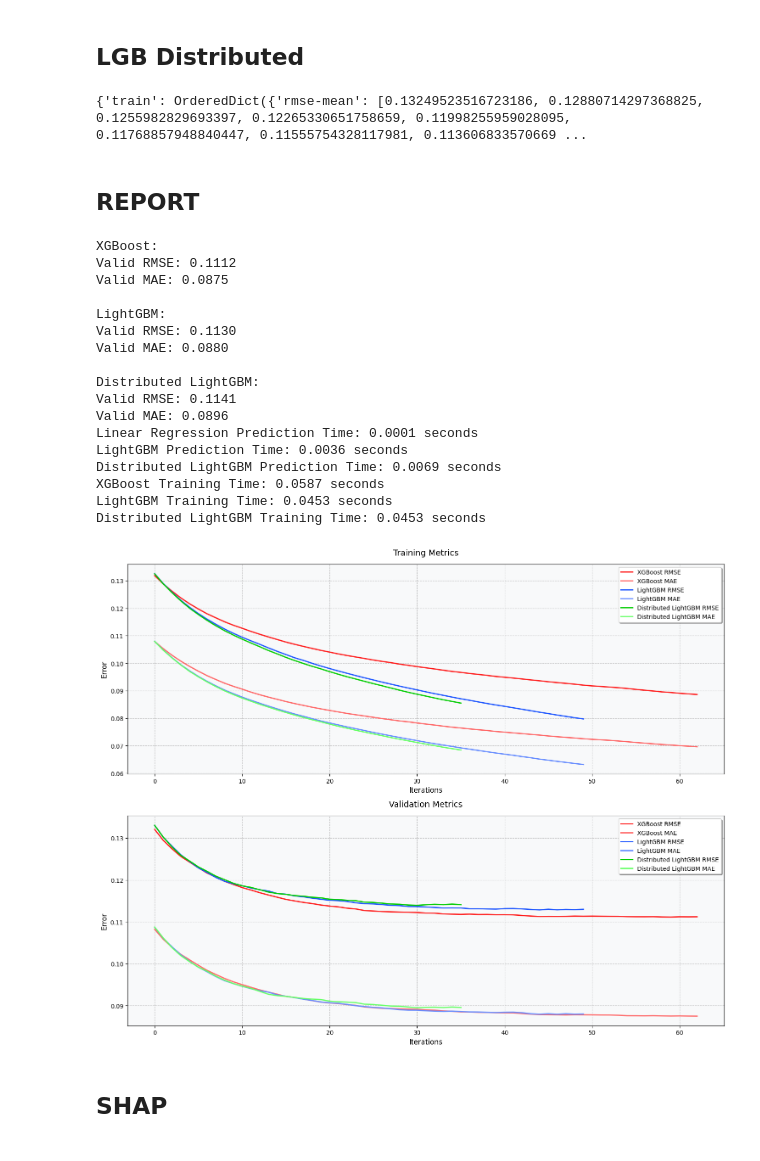
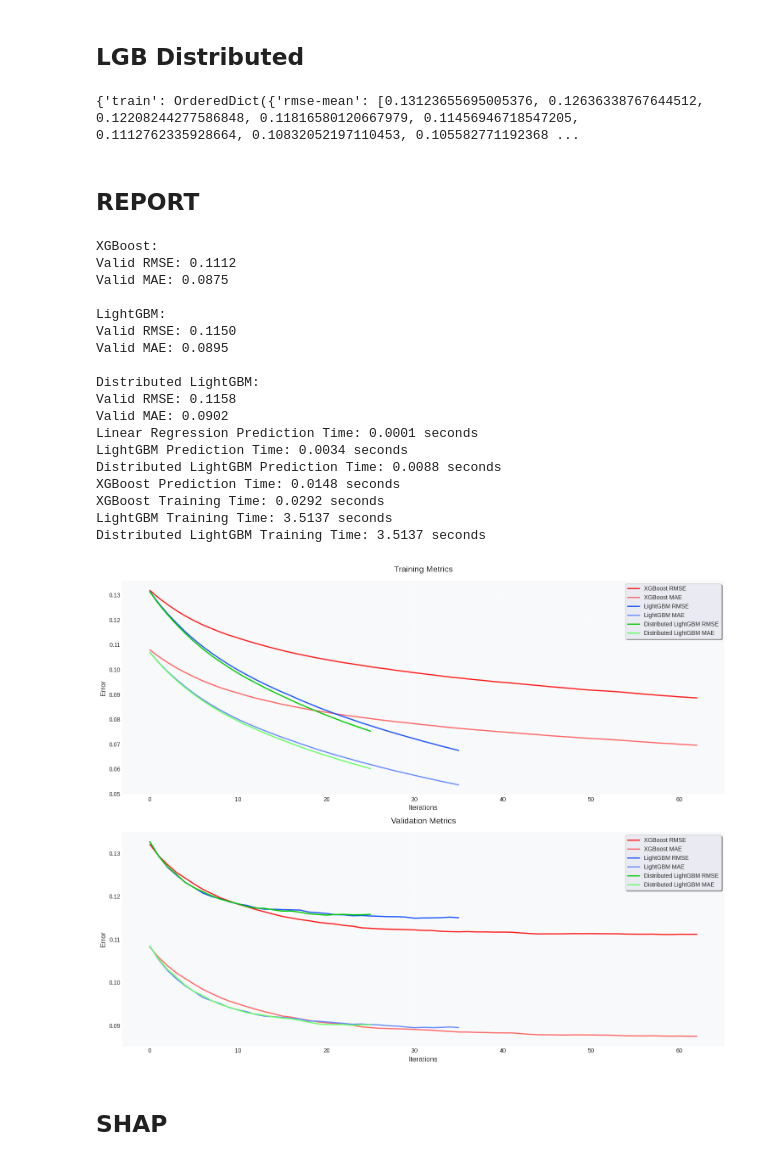
Before and after one commit to CommonDrum/Applied-AI, a Jupyter notebook: code.ipynb, the cells around one changed output. Drawn from its saved outputs; the diff is of its cells as text; code cells hidden in the pictures.

```diff
--- a/code.ipynb
+++ b/code.ipynb
@@ -140,7 +145,7 @@ gbm_mae_train = results['train-mae-mean']
 # %%
 params = {
     'objective': 'regression',
-    'num_leaves': 10,              # Smaller for small dataset
+    'num_leaves': 20,              # Smaller for small dataset
     'learning_rate': 0.1,          # Slightly higher
     'min_data_in_leaf': 5,         # Smaller for small dataset
     'bagging_freq': 5,
@@ -150,6 +155,7 @@ params = {
 }
 
 train_data = lgb.Dataset(X_train, label=y_train)
+valid_data = lgb.Dataset(X_test, label=y_test)
 
 #https://lightgbm.readthedocs.io/en/latest/pythonapi/lightgbm.early_stopping.htmlxw
 #https://stackoverflow.com/questions/49774825/how-to-use-lightgbm-cv-for-regression
@@ -176,7 +182,7 @@ model_lgb = lgb.train(
     params,
     train_data,
     num_boost_round=100,
-    valid_sets=[train_data],
+    valid_sets=[train_data, valid_data],
     callbacks=[early_stopping_callback],
 )
 stop_time_lgb = time.time()
@@ -196,9 +202,9 @@ lgb_valid_mae = evals_result['valid']['l1-mean']
 params = {
         'objective': 'regression',
         'metric': ['rmse', 'mae'],
-        'num_leaves': 10,
+        'num_leaves': 20,
         'learning_rate': 0.1,
-        'min_data_in_leaf': 3,
+        'min_data_in_leaf': 5,
         'bagging_freq': 5,
         'verbose': -1,
         # Distributed settings
@@ -250,7 +256,7 @@ lgb_train_mae_disributed = evals_result['train']['l1-mean']
 lgb_valid_rmse_disributed = evals_result['valid']['rmse-mean']
 lgb_valid_mae_disributed = evals_result['valid']['l1-mean']
 # %% [output]
-{'train': OrderedDict({'rmse-mean': [0.13249523516723186, 0.12880714297368825, 0.1255982829693397, 0.12265330651758659, 0.11998255959028095, 0.11768857948840447, 0.11555754328117981, 0.113606833570669 ...
+{'train': OrderedDict({'rmse-mean': [0.13123655695005376, 0.12636338767644512, 0.12208244277586848, 0.11816580120667979, 0.11456946718547205, 0.1112762335928664, 0.10832052197110453, 0.105582771192368 ...
 # %% [markdown]
 ## REPORT
 # %%
@@ -355,42 +361,53 @@ stop_time = time.time()
 linear_pred_time = stop_time - start_time
 
 
 start_time = time.time()
 lgb_predictions = model_lgb.predict(X_test)
 stop_time = time.time()
 lgb_pred_time = stop_time - start_time
 
 start_time = time.time()
 lgb_predictions_distributed = model_lgb_distributed.predict(X_test)
 stop_time = time.time()
 lgb_pred_time_distributed = stop_time - start_time
 
+
+dtest = xgb.DMatrix(df.drop(columns=['Y']))
+
+
+start_time = time.time()
+xgb_predictions = model_xgb.predict(dtest)
+stop_time = time.time()
+
+
 print(f"Linear Regression Prediction Time: {linear_pred_time:.4f} seconds")
 print(f"LightGBM Prediction Time: {lgb_pred_time:.4f} seconds")
 print(f"Distributed LightGBM Prediction Time: {lgb_pred_time_distributed:.4f} seconds")
+print(f"XGBoost Prediction Time: {stop_time - start_time:.4f} seconds")
 
 #train time
 print(f"XGBoost Training Time: {gbm_train_time:.4f} seconds")
 print(f"LightGBM Training Time: {lgb_train_time:.4f} seconds")
 print(f"Distributed LightGBM Training Time: {lgb_train_time:.4f} seconds")
 # %% [output]
 XGBoost:
 Valid RMSE: 0.1112
 Valid MAE: 0.0875
 
 LightGBM:
-Valid RMSE: 0.1130
-Valid MAE: 0.0880
+Valid RMSE: 0.1150
+Valid MAE: 0.0895
 
 Distributed LightGBM:
-Valid RMSE: 0.1141
-Valid MAE: 0.0896
+Valid RMSE: 0.1158
+Valid MAE: 0.0902
 Linear Regression Prediction Time: 0.0001 seconds
-LightGBM Prediction Time: 0.0036 seconds
-Distributed LightGBM Prediction Time: 0.0069 seconds
-XGBoost Training Time: 0.0587 seconds
-LightGBM Training Time: 0.0453 seconds
-Distributed LightGBM Training Time: 0.0453 seconds
+LightGBM Prediction Time: 0.0034 seconds
+Distributed LightGBM Prediction Time: 0.0088 seconds
+XGBoost Prediction Time: 0.0148 seconds
+XGBoost Training Time: 0.0292 seconds
+LightGBM Training Time: 3.5137 seconds
+Distributed LightGBM Training Time: 3.5137 seconds
-[figure, old version]
+[figure, new version]
 # %% [markdown]
 ## SHAP
```
Also changed, not shown: parts of 4 cells of this notebook, 5 other files.
